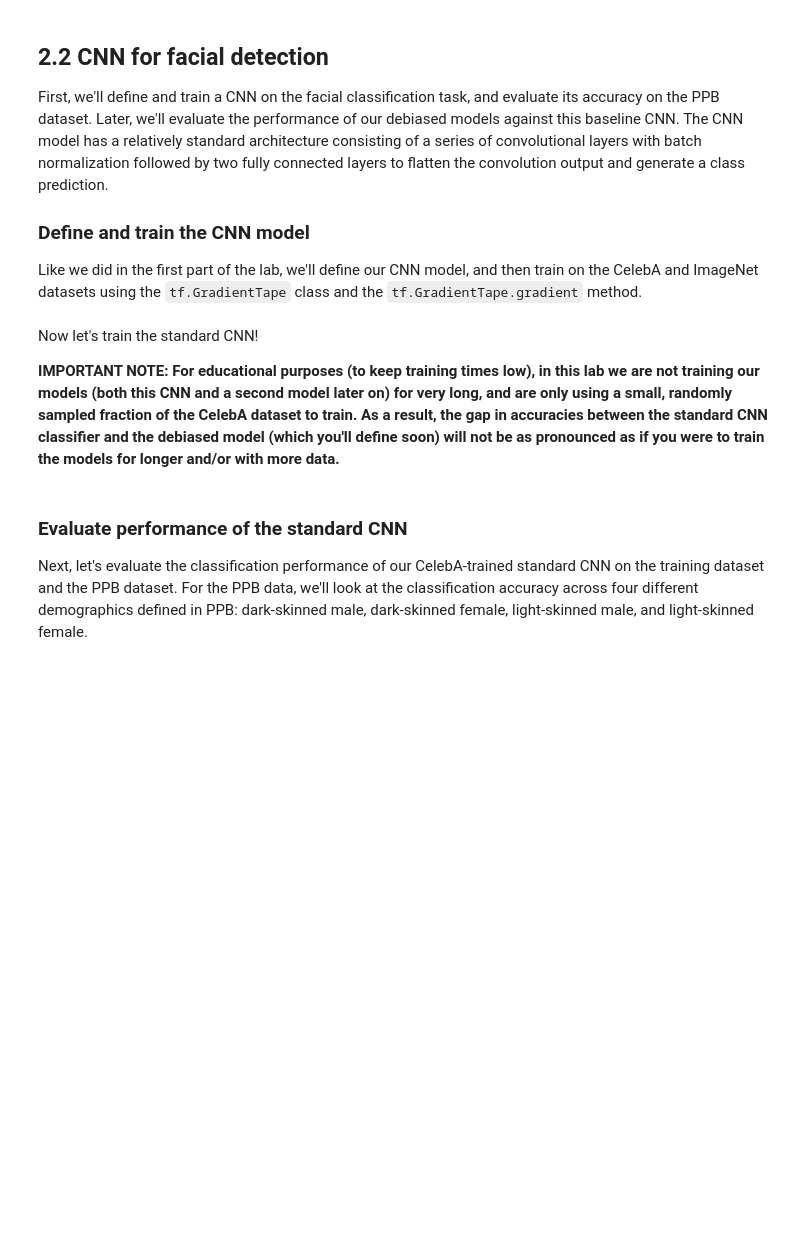
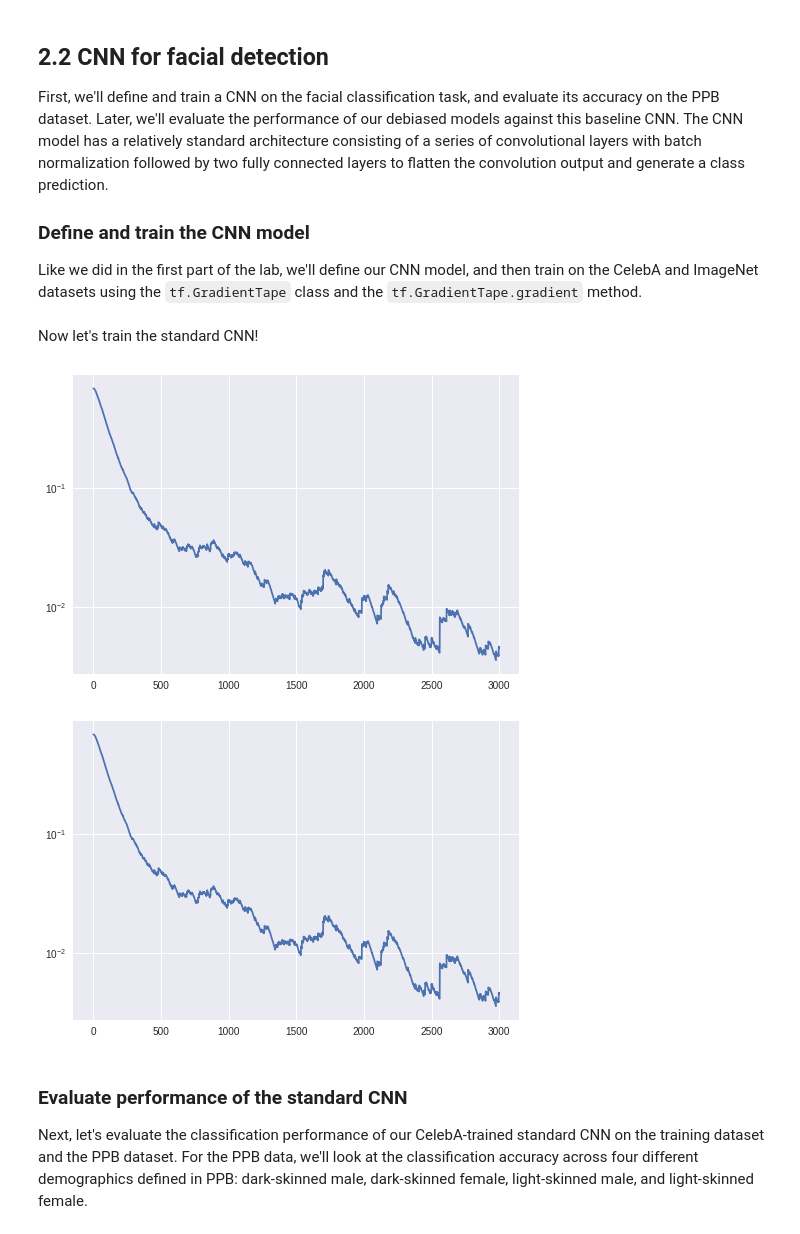
Before and after one commit to aamini/introtodeeplearning, a Jupyter notebook: lab2/Part2_debiasing_solution.ipynb, the cells around one changed output. Cells and saved outputs as stored; diff of their text form; code cells hidden in the pictures; blank space fills up the shorter version.

```diff
--- a/lab2/Part2_debiasing_solution.ipynb
+++ b/lab2/Part2_debiasing_solution.ipynb
@@ -136,49 +156,50 @@ def make_standard_classifier():
         BatchNormalization(),
 
         Flatten(),
-        Dense(128),
-        Dense(1, activation=None)
+        Dense(1, activation=None),
+        tf.keras.layers.Dropout(0.5)
     ])
     return model
 
 standard_classifier = make_standard_classifier()
-# %% [markdown]
-
-Now let's train the standard CNN!
-
-**IMPORTANT NOTE: For educational purposes (to keep training times low), in this lab we are not training our models (both this CNN and a second model later on) for very long, and are only using a small, randomly sampled fraction of the CelebA dataset to train. As a result, the gap in accuracies between the standard CNN classifier and the debiased model (which you'll define soon) will not be as pronounced as if you were to train the models for longer and/or with more data.**
+# %% [markdown]
+Now let's train the standard CNN!
 # %%
-batch_size = 32
+batch_size = 36
 num_epochs = 10  # keep small to run faster
+learning_rate = 1e-3
 
-optimizer = tf.train.AdamOptimizer(learning_rate=1e-3) # define our optimizer
+optimizer = tf.train.AdamOptimizer(learning_rate=learning_rate) # define our optimizer
 loss_history = util.LossHistory(smoothing_factor=0.99) # to record the evolution of the loss
 plotter = util.PeriodicPlotter(sec=2, scale='semilogy')
 
 # The training loop!
 for epoch in range(num_epochs):
 
   custom_msg = util.custom_progress_text("Epoch: %(epoch).0f Loss: %(loss)2.2f")
   bar = util.create_progress_bar(custom_msg)
 
-  for idx in bar(range(loader.get_train_steps_per_epoch(batch_size))):
+  for idx in bar(range(loader.get_train_size()//batch_size)):
     # First grab a batch of training data and convert the input images to tensors
     x, y = loader.get_batch(batch_size)
     x = tf.convert_to_tensor(x, dtype=tf.float32)
     y = tf.convert_to_tensor(y, dtype=tf.float32)
 
     # GradientTape to record differentiation operations
     with tf.GradientTape() as tape:
       logits = standard_classifier(x) # feed the images into the model
       loss_value = tf.nn.sigmoid_cross_entropy_with_logits(labels=y, logits=logits) # compute the loss
 
     custom_msg.update_mapping(epoch=epoch, loss=loss_value.numpy().mean())
     # Backpropagation
     grads = tape.gradient(loss_value, standard_classifier.variables)
     optimizer.apply_gradients(zip(grads, standard_classifier.variables), global_step=tf.train.get_or_create_global_step())
 
     loss_history.append(loss_value.numpy().mean())
     plotter.plot(loss_history.get())
+# %% [output]
+[figure, added]
+[figure, added]
 # %% [markdown]
 ### Evaluate performance of the standard CNN
 
```
Also changed, not shown: parts of 32 cells of this notebook.
